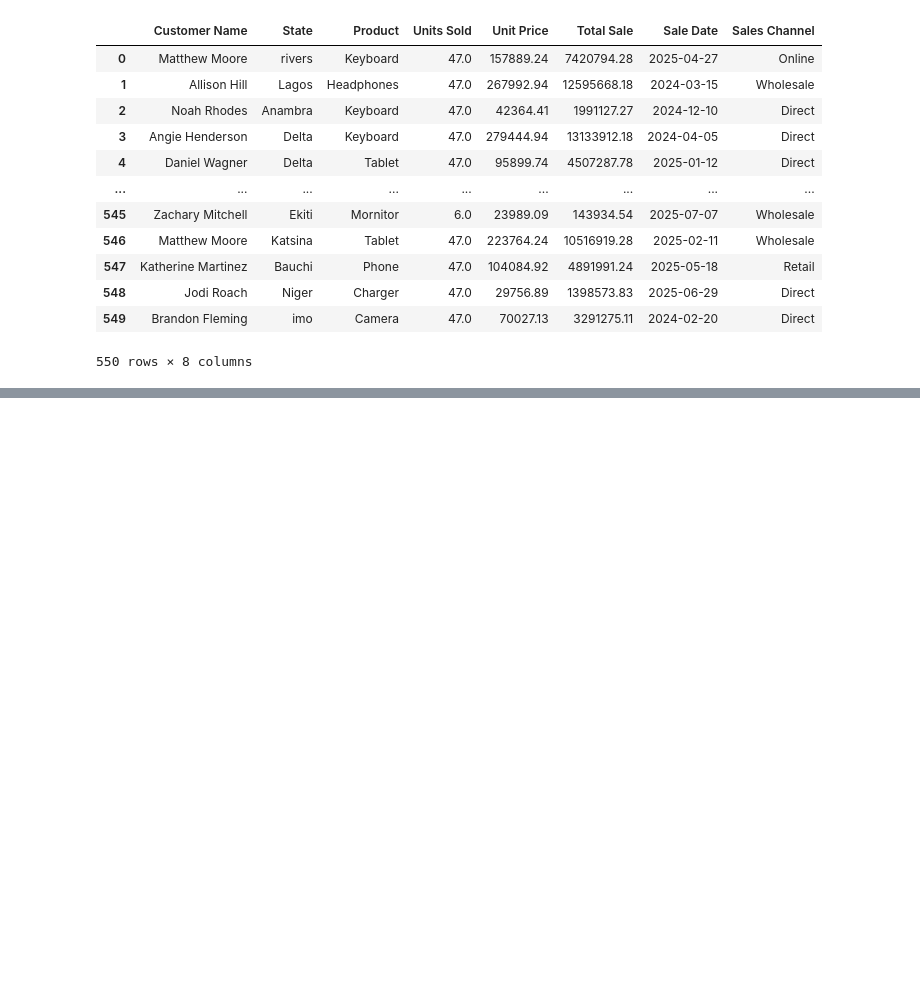
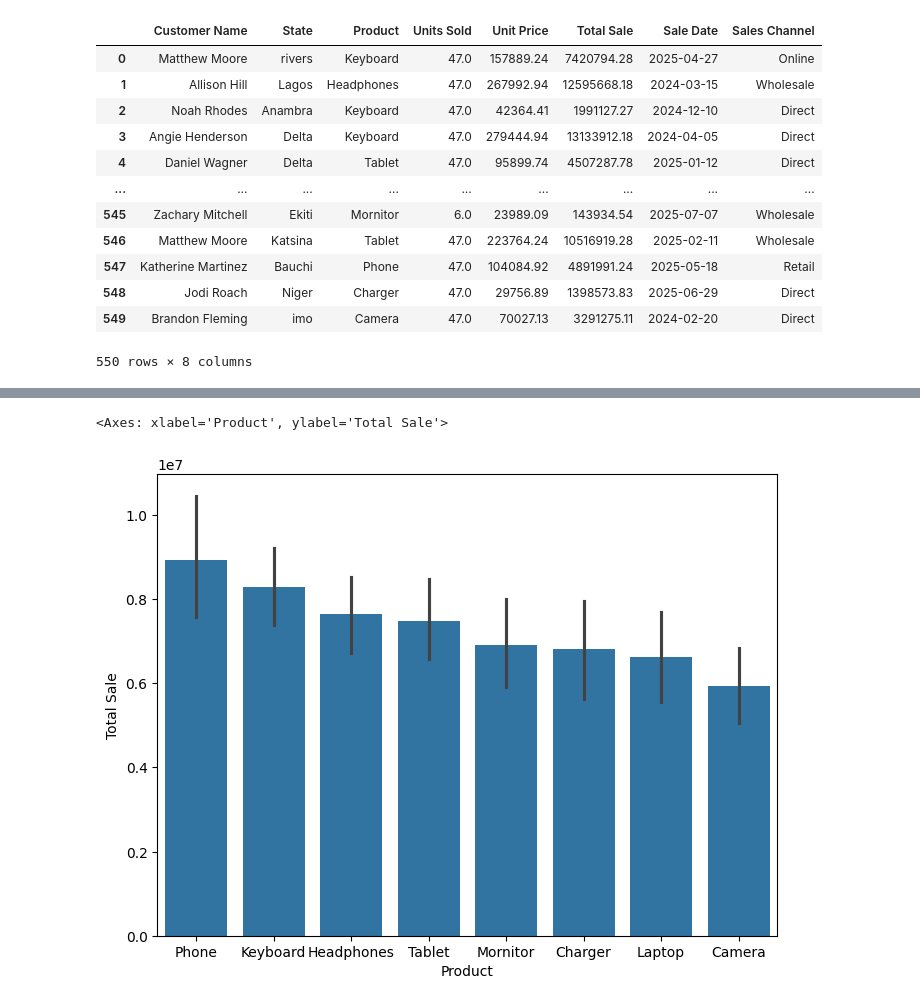
Before and after one commit to ConradNats/excel-data-cleaning-Nigeria-sales, a Jupyter notebook: data/DATA_CLEANING.ipynb, the cells around one changed output, grey strips where cells are left out. Saved outputs shown, nothing was run; the diff lists cells and outputs as text; code cells hidden in the pictures; blank space fills up the shorter version.

```diff
--- a/data/DATA_CLEANING.ipynb
+++ b/data/DATA_CLEANING.ipynb
@@ -190,0 +197,7 @@ df_cleaned.to_csv('cleaned_dataset.csv', index=False)
+# %%
+sorted_order = (df.groupby("Product")["Total Sale"].mean().sort_values(ascending=False).index)
+plt.figure(figsize=(8,6))
+sns.barplot(x = "Product", y = "Total Sale", data=df, order = sorted_order )
+# %% [output]
+<Axes: xlabel='Product', ylabel='Total Sale'>
+[figure, added]
```
Also changed, not shown: parts of 1 cell of this notebook.
